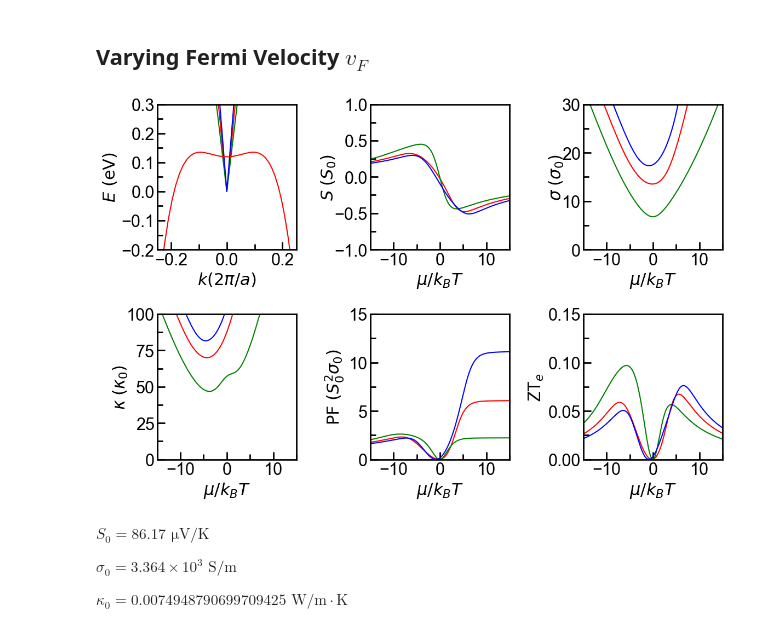
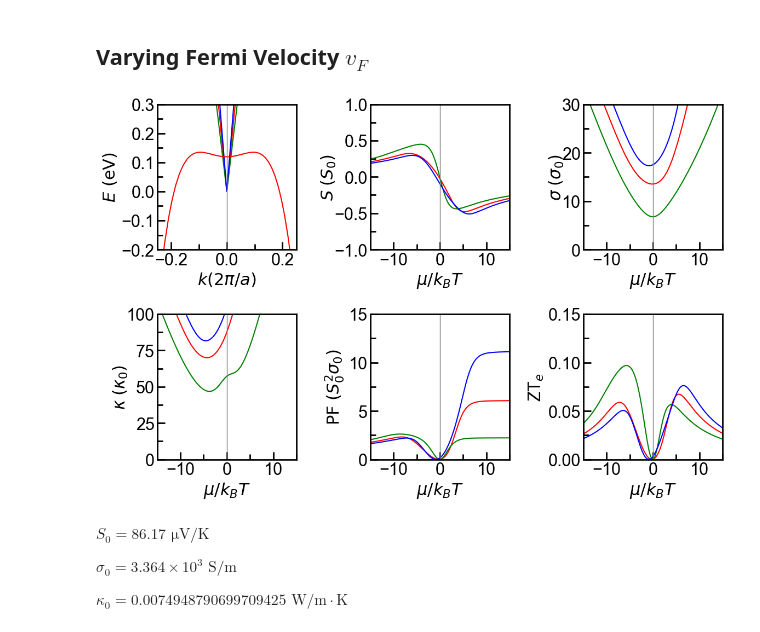
Before and after one commit to Normanthen/NLS-Thermoelectrics, a Jupyter notebook: Type II NLS/2BM-TypeII.ipynb, the cells around one changed output. Cells and saved outputs as stored; diff of their text form; code cells hidden in the pictures.

```diff
--- a/Type II NLS/2BM-TypeII.ipynb
+++ b/Type II NLS/2BM-TypeII.ipynb
@@ -547,7 +547,6 @@ eshift1=10
 eshift2=5
 vF2 = 5.17e+05
 vF3 = 1.03e+05
-v
 
 # Subplot (a) : Dispersion relation
 ax1 = plt.subplot(2,3,1)
@@ -556,9 +555,9 @@ ax1.plot(kcc,fc1,color='green')
 ax1.plot(kcc,fc2,color='blue')
 ax1.plot(kcc,fv+0.135,'r')
 ax1.axis([-0.25,0.25,-0.2,0.3])
+ax1.axvline(0, color='grey', linestyle='-', linewidth=1)
 ax1.set_xlabel('$k (2\pi/a)$')
 ax1.set_ylabel('$E~(\mathrm{eV})$')
-
 ax1.xaxis.set_minor_locator(AutoMinorLocator(2))
 ax1.yaxis.set_minor_locator(AutoMinorLocator(2))
 ax1.xaxis.set_major_locator(mpl.ticker.MultipleLocator(0.2))
@@ -581,6 +580,7 @@ ax2.plot(eta, S(eta+eshift,e0,e1,vF1,eff_mass1)/S_0,color='red', label='$v_{F1}$
 ax2.plot(eta, S(eta+eshift1,e0,e1,vF2,eff_mass1)/S_0,color='green', label='$v_{F2}$')
 ax2.plot(eta, S(eta+eshift2,e0,e1,vF3,eff_mass1)/S_0,color='blue', label='$v_{F3}$')
 ax2.axis([-15,15,-1,1]) # the format is [xmin,xmax,ymin,ymax]
+ax2.axvline(0, color='grey', linestyle='-', linewidth=1)
 ax2.xaxis.set_minor_locator(AutoMinorLocator(2))
 ax2.yaxis.set_minor_locator(AutoMinorLocator(2))
 ax2.yaxis.labelpad = -4
@@ -601,6 +601,7 @@ ax3.plot(eta, sigma(eta+eshift,e0,e1,vF1,eff_mass1)/sigma0,color='red')
 ax3.plot(eta, sigma(eta+eshift1,e0,e1,vF2,eff_mass1)/sigma0,color='green')
 ax3.plot(eta, sigma(eta+eshift2,e0,e1,vF3,eff_mass1)/sigma0,color='blue')
 ax3.axis([-15,15,0,30]) # the format is [xmin,xmax,ymin,ymax]
+ax3.axvline(0, color='grey', linestyle='-', linewidth=1)
 ax3.xaxis.set_minor_locator(AutoMinorLocator(2))
 ax3.yaxis.set_minor_locator(AutoMinorLocator(2))
 ax3.yaxis.labelpad = -4
@@ -619,62 +620,64 @@ ax4 = plt.subplot(2,3,4)
 #ax4.plot(eta, kappa_v(eta+eshift,e0,e1,eff_mass1)/kappa0, 'g:')
 ax4.plot(eta, kappa(eta+eshift,e0,e1,vF1,eff_mass1)/kappa0, color='red')
 ax4.plot(eta, kappa(eta+eshift1,e0,e1,vF2,eff_mass1)/kappa0, color='green')
 ax4.plot(eta, kappa(eta+eshift2,e0,e1,vF3,eff_mass1)/kappa0, color='blue')
 ax4.axis([-15,15,0,100]) # the format is [xmin,xmax,ymin,ymax]
+ax4.axvline(0, color='grey', linestyle='-', linewidth=1)
 ax4.xaxis.set_minor_locator(AutoMinorLocator(2))
 ax4.yaxis.set_minor_locator(AutoMinorLocator(2))
 ax4.yaxis.labelpad = -4
 ax4.set_xlabel('$\mu/k_BT$')
 ax4.set_ylabel('$\kappa$ $(\kappa_0)$')
 #ax4.yaxis.set_major_locator(mpl.ticker.MultipleLocator(10))
 #ax4.yaxis.set_minor_locator(mpl.ticker.MultipleLocator(5))
 ax4.xaxis.set_tick_params(which='major', size=10, width=2, direction='in')
 ax4.xaxis.set_tick_params(which='minor', size=7, width=2, direction='in')
 ax4.yaxis.set_tick_params(which='major', size=10, width=2, direction='in')
 ax4.yaxis.set_tick_params(which='minor', size=7, width=2, direction='in')
 
 #Subplot (e) : Power Factor
-ax4 = plt.subplot(2,3,5)
-ax4.plot(eta, PF(eta+eshift,e0,e1,vF1,eff_mass1)/(S_0**2*sigma0),color='red')
-ax4.plot(eta, PF(eta+eshift1,e0,e1,vF2,eff_mass1)/(S_0**2*sigma0),color='green')
-ax4.plot(eta, PF(eta+eshift2,e0,e1,vF3,eff_mass1)/(S_0**2*sigma0),color='blue')
-ax4.axis([-15,15,0,15]) # the format is [xmin,xmax,ymin,ymax]
-ax4.xaxis.set_minor_locator(AutoMinorLocator(2))
-ax4.yaxis.set_minor_locator(AutoMinorLocator(2))
-ax4.yaxis.labelpad = 4
-ax4.set_xlabel('$\mu/k_BT$')
-ax4.set_ylabel('$\mathrm{PF}~(S_0^2 \sigma_0)$')
-#ax4.yaxis.set_major_locator(mpl.ticker.MultipleLocator(10))
-#ax4.yaxis.set_minor_locator(mpl.ticker.MultipleLocator(5))
-ax4.xaxis.set_tick_params(which='major', size=10, width=2, direction='in')
-ax4.xaxis.set_tick_params(which='minor', size=7, width=2, direction='in')
-ax4.yaxis.set_tick_params(which='major', size=10, width=2, direction='in')
-ax4.yaxis.set_tick_params(which='minor', size=7, width=2, direction='in')
-
-#Subplot (f) : ZT
-ax5 = plt.subplot(2,3,6)
-ax5.plot(eta, ZT(eta+eshift,e0,e1,vF1,eff_mass1)*T, color='red')
-ax5.plot(eta, ZT(eta+eshift1,e0,e1,vF2,eff_mass1)*T, color='green')
-ax5.plot(eta, ZT(eta+eshift2,e0,e1,vF3,eff_mass1)*T, color='blue')
-ax5.axis([-15,15,0,0.15]) # the format is [xmin,xmax,ymin,ymax]
+ax5 = plt.subplot(2,3,5)
+ax5.plot(eta, PF(eta+eshift,e0,e1,vF1,eff_mass1)/(S_0**2*sigma0),color='red')
+ax5.plot(eta, PF(eta+eshift1,e0,e1,vF2,eff_mass1)/(S_0**2*sigma0),color='green')
+ax5.plot(eta, PF(eta+eshift2,e0,e1,vF3,eff_mass1)/(S_0**2*sigma0),color='blue')
+ax5.axis([-15,15,0,15]) # the format is [xmin,xmax,ymin,ymax]
+ax5.axvline(0, color='grey', linestyle='-', linewidth=1)
 ax5.xaxis.set_minor_locator(AutoMinorLocator(2))
 ax5.yaxis.set_minor_locator(AutoMinorLocator(2))
 ax5.yaxis.labelpad = 4
 ax5.set_xlabel('$\mu/k_BT$')
-ax5.set_ylabel('ZT$_{e}$')
-#ax5.legend()
-#ax5.yaxis.set_major_locator(mpl.ticker.MultipleLocator(0.25))
-#ax5.yaxis.set_minor_locator(mpl.ticker.MultipleLocator(0.125))
+ax5.set_ylabel('$\mathrm{PF}~(S_0^2 \sigma_0)$')
+#ax5.yaxis.set_major_locator(mpl.ticker.MultipleLocator(10))
+#ax5.yaxis.set_minor_locator(mpl.ticker.MultipleLocator(5))
 ax5.xaxis.set_tick_params(which='major', size=10, width=2, direction='in')
 ax5.xaxis.set_tick_params(which='minor', size=7, width=2, direction='in')
 ax5.yaxis.set_tick_params(which='major', size=10, width=2, direction='in')
 ax5.yaxis.set_tick_params(which='minor', size=7, width=2, direction='in')
 
+#Subplot (f) : ZT
+ax6 = plt.subplot(2,3,6)
+ax6.plot(eta, ZT(eta+eshift,e0,e1,vF1,eff_mass1)*T, color='red')
+ax6.plot(eta, ZT(eta+eshift1,e0,e1,vF2,eff_mass1)*T, color='green')
+ax6.plot(eta, ZT(eta+eshift2,e0,e1,vF3,eff_mass1)*T, color='blue')
+ax6.axis([-15,15,0,0.15]) # the format is [xmin,xmax,ymin,ymax]
+ax6.axvline(0, color='grey', linestyle='-', linewidth=1)
+ax6.xaxis.set_minor_locator(AutoMinorLocator(2))
+ax6.yaxis.set_minor_locator(AutoMinorLocator(2))
+ax6.yaxis.labelpad = 4
+ax6.set_xlabel('$\mu/k_BT$')
+ax6.set_ylabel('ZT$_{e}$')
+#ax6.legend()
+#ax6.yaxis.set_major_locator(mpl.ticker.MultipleLocator(0.25))
+#ax6.yaxis.set_minor_locator(mpl.ticker.MultipleLocator(0.125))
+ax6.xaxis.set_tick_params(which='major', size=10, width=2, direction='in')
+ax6.xaxis.set_tick_params(which='minor', size=7, width=2, direction='in')
+ax6.yaxis.set_tick_params(which='major', size=10, width=2, direction='in')
+ax6.yaxis.set_tick_params(which='minor', size=7, width=2, direction='in')
+
 plt.tight_layout()
-#ax2.legend()
 #plt.savefig('2BM_TypeII(velocity).pdf')
 # %% [output]
-[figure, old version]
+[figure, new version]
 # %% [markdown]
 $S_{0} = 86.17 \,\, \mathrm{\mu}\mathrm{V}/\mathrm{K}$
 
```
Also changed, not shown: parts of 2 cells of this notebook.
